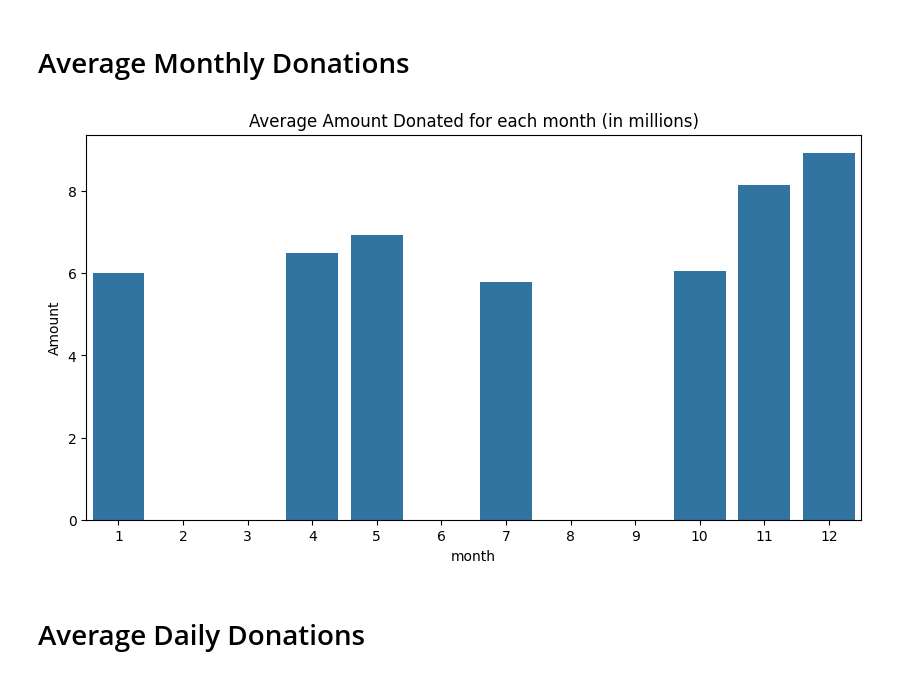
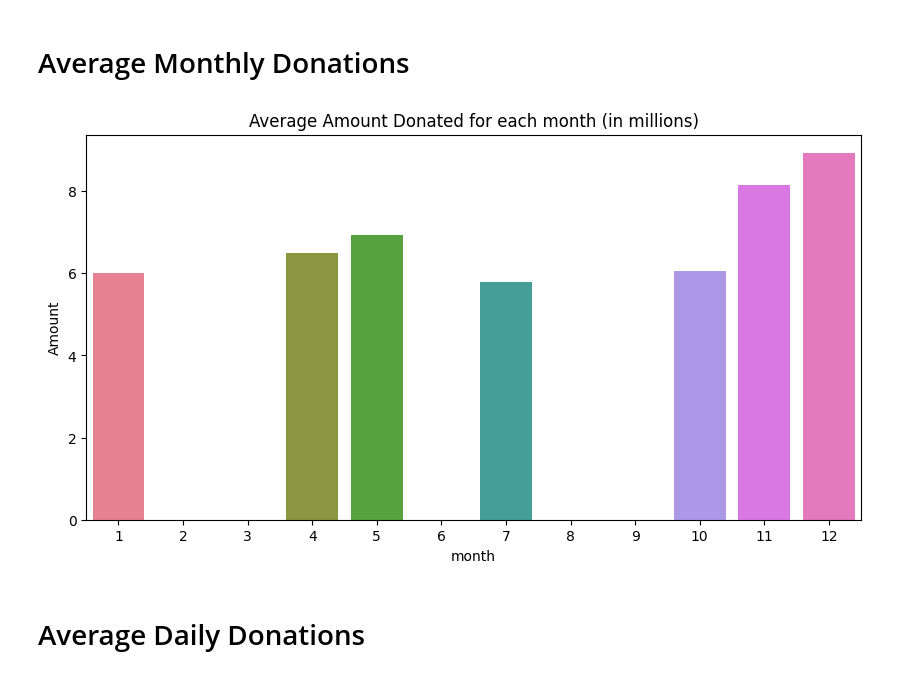
Before and after one commit to LinkanMajumder/Exploratory-Data-Analysis-on-Electoral-Bonds-in-India, a Jupyter notebook: Exploratory_Data_Analysis_of_Electoral_Bonds_in_India.ipynb, the cells around one changed output. Saved outputs shown, nothing was run; the diff lists cells and outputs as text; code cells hidden in the pictures.

```diff
--- a/Exploratory_Data_Analysis_of_Electoral_Bonds_in_India.ipynb
+++ b/Exploratory_Data_Analysis_of_Electoral_Bonds_in_India.ipynb
@@ -286,12 +303,20 @@ donation_by_month.set_index('month', inplace = True)
 
 donation_by_month_full = donation_by_month.reindex(range(1, 13))
 #Plotting
-plt.figure(figsize = (10,5))
-sns.barplot(x=donation_by_month_full.index, y='Average Amount Donated (millions)', data=donation_by_month_full)
-plt.title('Average Amount Donated for each month (in millions)')
-plt.ylabel('Amount')
-plt.show()
-# %% [output]
-[figure, removed]
+# %%
+
+import seaborn as sns
+import matplotlib.pyplot as plt
+
+colors = sns.color_palette("husl", len(donation_by_month_full))
+
+# Plotting
+plt.figure(figsize=(10, 5))
+sns.barplot(x=donation_by_month_full.index, y='Average Amount Donated (millions)', data=donation_by_month_full, palette=colors)
+plt.title('Average Amount Donated for each month (in millions)')
+plt.ylabel('Amount')
+plt.show()
+# %% [output]
+[figure, added]
 # %% [markdown]
 # Average Daily Donations
```
Also changed, not shown: parts of 8 cells of this notebook.
